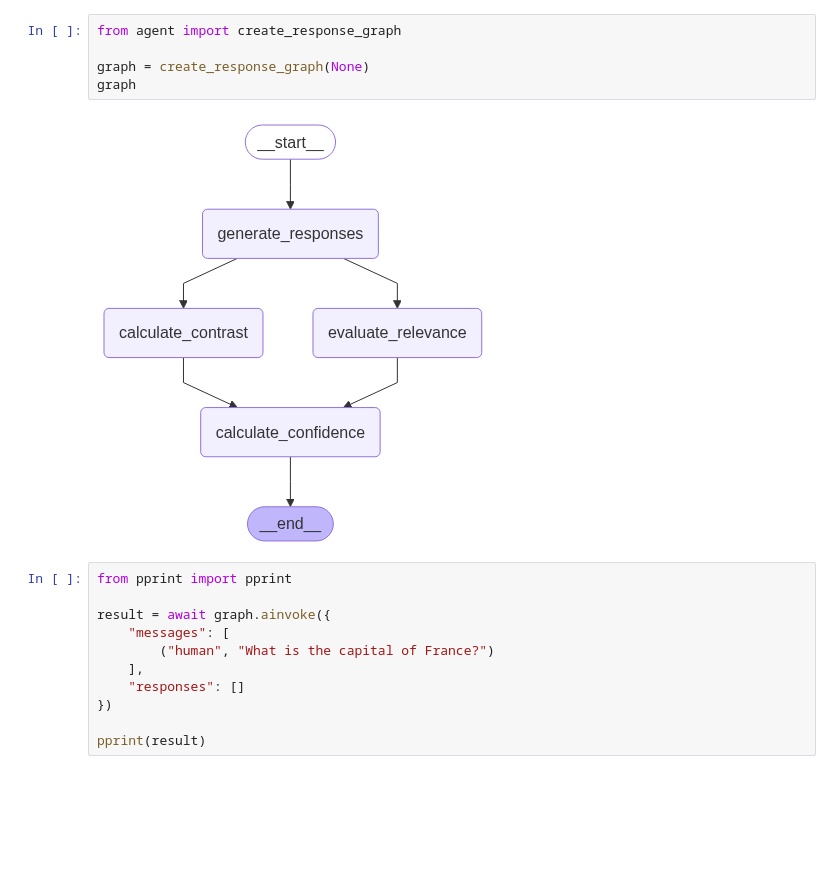
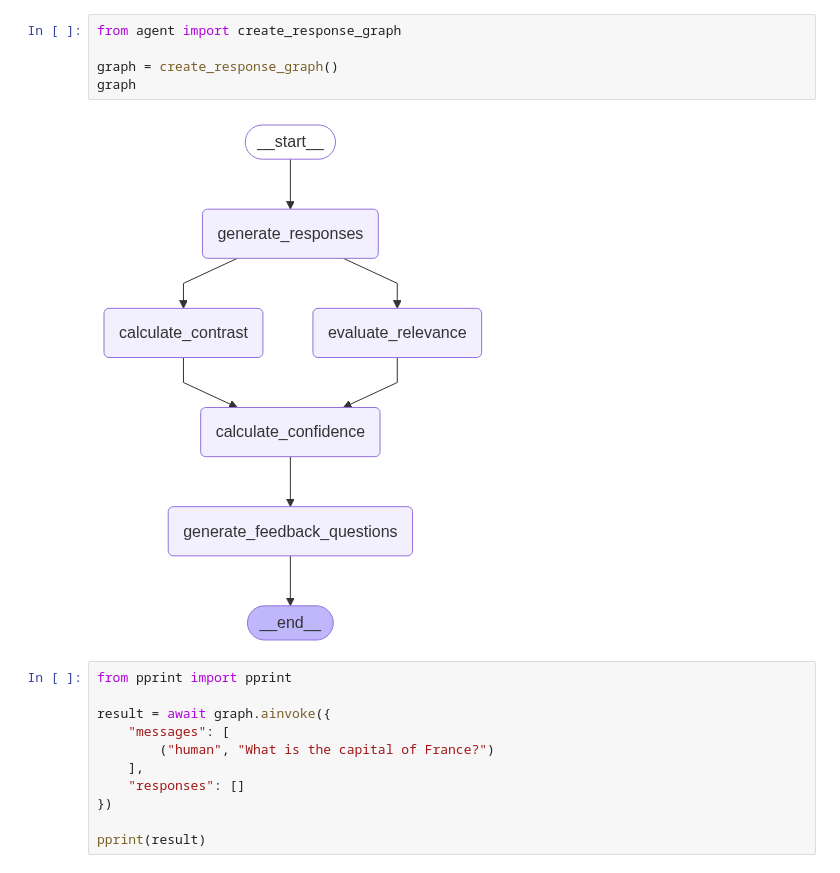
Before and after one commit to rkorrapolu/worldfair-agent, a Jupyter notebook: agent/test.ipynb, the cells around one changed output. Saved outputs shown, nothing was run; the diff lists cells and outputs as text; blank space fills up the shorter version.

Commit message:
bug: Restore correct graph

```diff
--- a/agent/test.ipynb
+++ b/agent/test.ipynb
@@ -1,10 +1,10 @@
 # %%
 from agent import create_response_graph
 
-graph = create_response_graph(None)
+graph = create_response_graph()
 graph
 # %% [output]
-[figure, old version]
+[figure, new version]
 # %%
 from pprint import pprint
 
```
Also changed, not shown: 2 other files.
